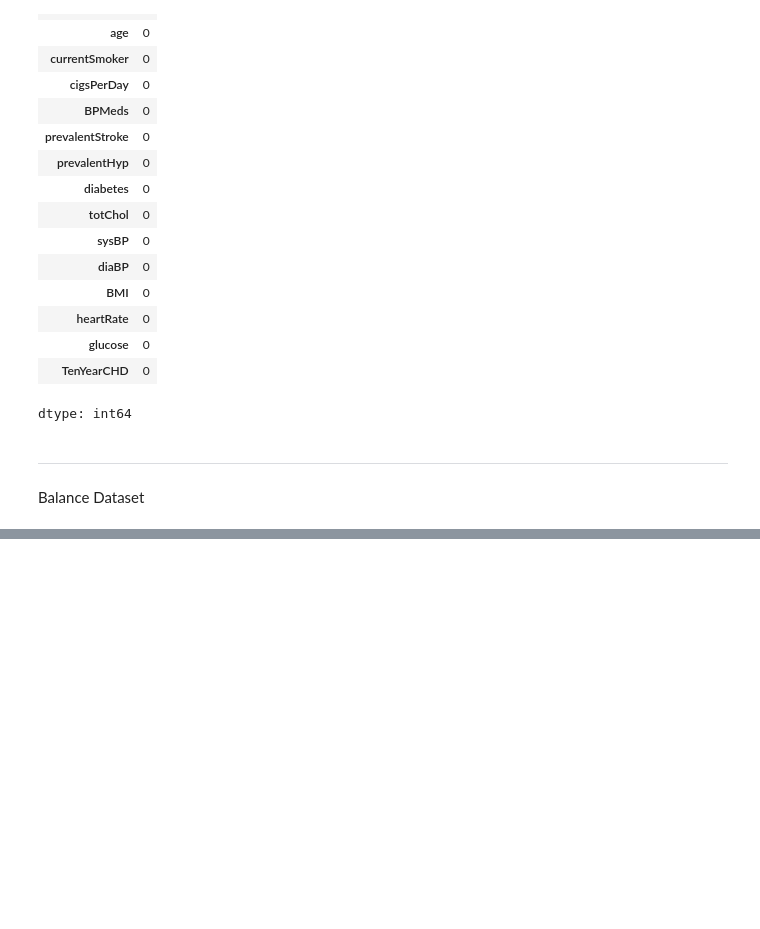
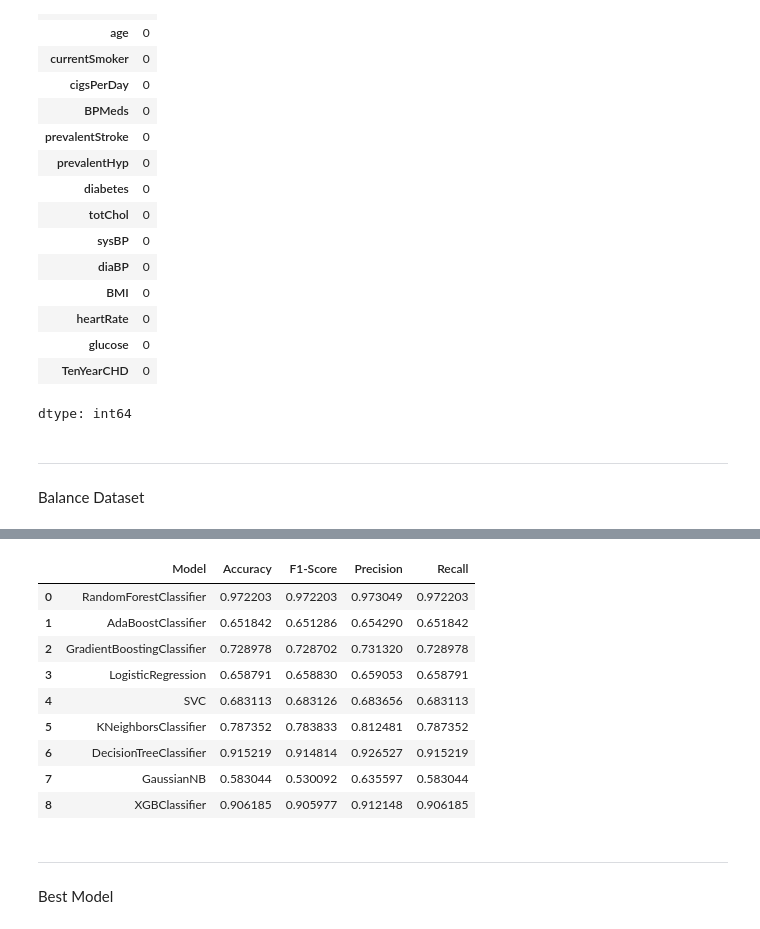
Before and after one commit to ojaspaul123/ML-Experiments, a Jupyter notebook: ML_Projects/Heart Disease Prediction System/Heart_Disease_Prediction.ipynb, the cells around one changed output, grey strips where cells are left out. Saved outputs shown, nothing was run; the diff lists cells and outputs as text; code cells hidden in the pictures; blank space fills up the shorter version.

```diff
--- a/ML_Projects/Heart Disease Prediction System/Heart_Disease_Prediction.ipynb
+++ b/ML_Projects/Heart Disease Prediction System/Heart_Disease_Prediction.ipynb
@@ -143,0 +235,5 @@ Balance Dataset
+# %%
+from sklearn.ensemble import RandomForestClassifier
+rf_model = RandomForestClassifier()
+rf_model.fit(X_train_scaled, y_train)
+rf_pred = rf_model.predict(X_test_scaled)
@@ -143,0 +270,20 @@ Balance Dataset
+# %%
+classifiers = [RandomForestClassifier(),AdaBoostClassifier(), GradientBoostingClassifier(),LogisticRegression(),SVC(),KNeighborsClassifier(),
+    DecisionTreeClassifier(),GaussianNB(),XGBClassifier()]
+# %%
+results = {}
+
+for clf in classifiers:
+    clf_name = clf.__class__.__name__
+    clf.fit(X_train_scaled, y_train)
+    y_pred = clf.predict(X_test_scaled)
+
+    accuracy = accuracy_score(y_test, y_pred)
+    print(f"{clf_name} Accuracy: {accuracy}")
+
+    print(f"Classification Report for {clf_name}:")
+    print(classification_report(y_test, y_pred))
+
+    print(f"Confusion Matrix for {clf_name}:")
+    print(confusion_matrix(y_test, y_pred))
+    print("="*50)
@@ -143,0 +308,35 @@ Balance Dataset
+# %%
+results_df = pd.DataFrame(columns=['Model', 'Accuracy', 'F1-Score', 'Precision', 'Recall'])
+for clf in classifiers:
+    clf_name = clf.__class__.__name__
+    clf.fit(X_train_scaled, y_train)
+    y_pred = clf.predict(X_test_scaled)
+
+    # Calculate evaluation metrics
+    accuracy = accuracy_score(y_test, y_pred)
+    report = classification_report(y_test, y_pred, output_dict=True)
+    f1_score = report['weighted avg']['f1-score']
+    precision = report['weighted avg']['precision']
+    recall = report['weighted avg']['recall']
+
+    results_df = pd.concat([results_df,pd.DataFrame([{'Model': clf_name,'Accuracy': accuracy,'F1-Score': f1_score,'Precision': precision,'Recall': recall}])], ignore_index=True)
+# %%
+results_df
+# %% [output]
+|  | Model | Accuracy | F1-Score | Precision | Recall |
+| 0 | RandomForestClassifier | 0.972203 | 0.972203 | 0.973049 | 0.972203 |
+| 1 | AdaBoostClassifier | 0.651842 | 0.651286 | 0.654290 | 0.651842 |
+| 2 | GradientBoostingClassifier | 0.728978 | 0.728702 | 0.731320 | 0.728978 |
+| 3 | LogisticRegression | 0.658791 | 0.658830 | 0.659053 | 0.658791 |
+| 4 | SVC | 0.683113 | 0.683126 | 0.683656 | 0.683113 |
+| 5 | KNeighborsClassifier | 0.787352 | 0.783833 | 0.812481 | 0.787352 |
+| 6 | DecisionTreeClassifier | 0.915219 | 0.914814 | 0.926527 | 0.915219 |
+| 7 | GaussianNB | 0.583044 | 0.530092 | 0.635597 | 0.583044 |
+| 8 | XGBClassifier | 0.906185 | 0.905977 | 0.912148 | 0.906185 |
+# %%
+%%markdown
+---
+Best Model
+# %% [output]
+---
+Best Model
```
Also changed, not shown: parts of 15 cells of this notebook.
